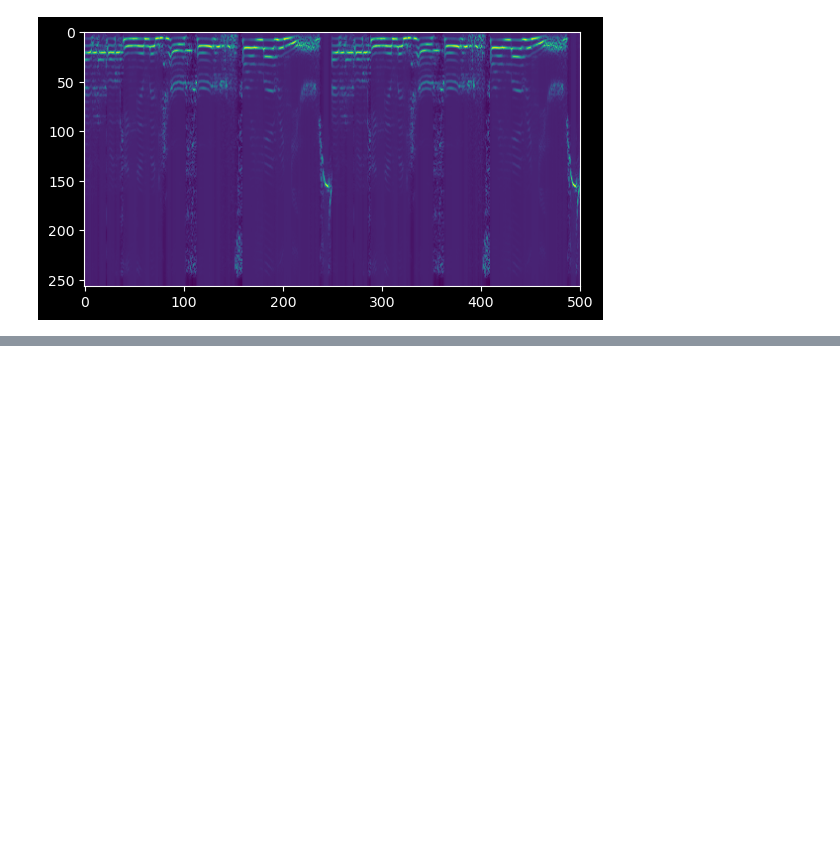
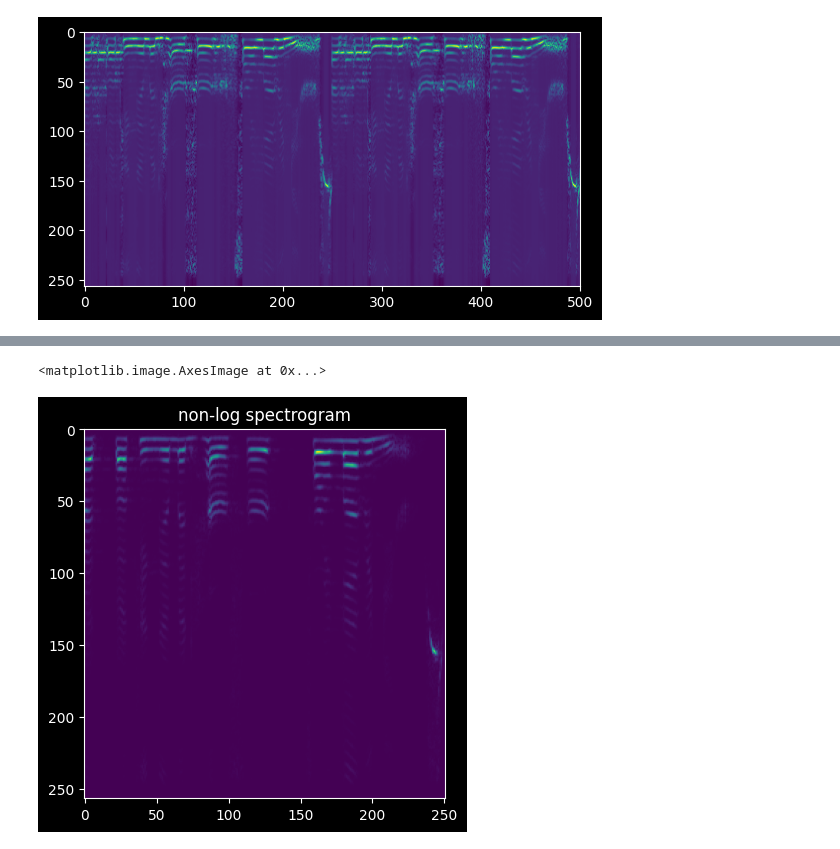
Before and after one commit to bameroncaird/deepsonar, a Jupyter notebook: notebooks/train_deepsonar.ipynb, the cells around one changed output, grey strips where cells are left out. Cells and saved outputs as stored; diff of their text form; code cells hidden in the pictures; blank space fills up the shorter version.

```diff
--- a/notebooks/train_deepsonar.ipynb
+++ b/notebooks/train_deepsonar.ipynb
@@ -89,0 +147,8 @@ AlreadyExistsError: File system for az already registered
+# %%
+# looks like tf version and librosa version are transposed
+plt.figure()
+plt.title("non-log spectrogram")
+plt.imshow(tf.transpose(spectrogram).numpy())
+# %% [output]
+<matplotlib.image.AxesImage at 0x...>
+[figure, added]
```
Also changed, not shown: parts of 40 cells of this notebook, 4 other files.
